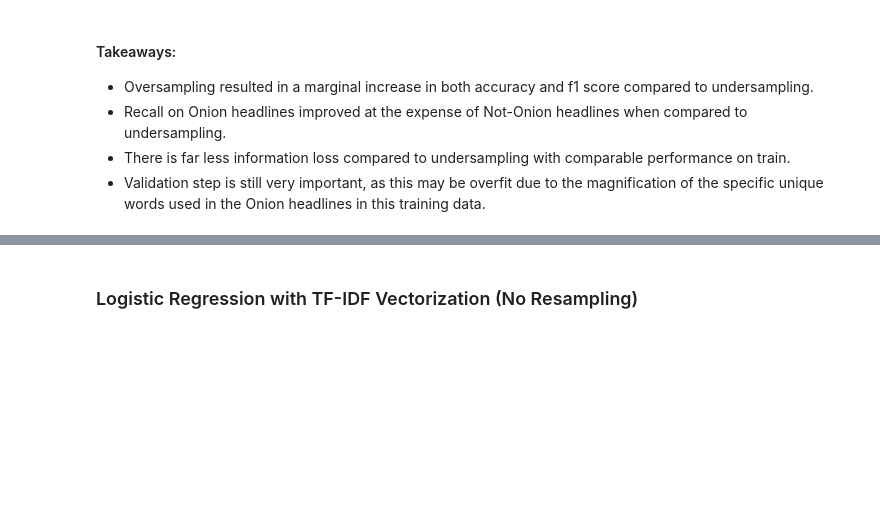
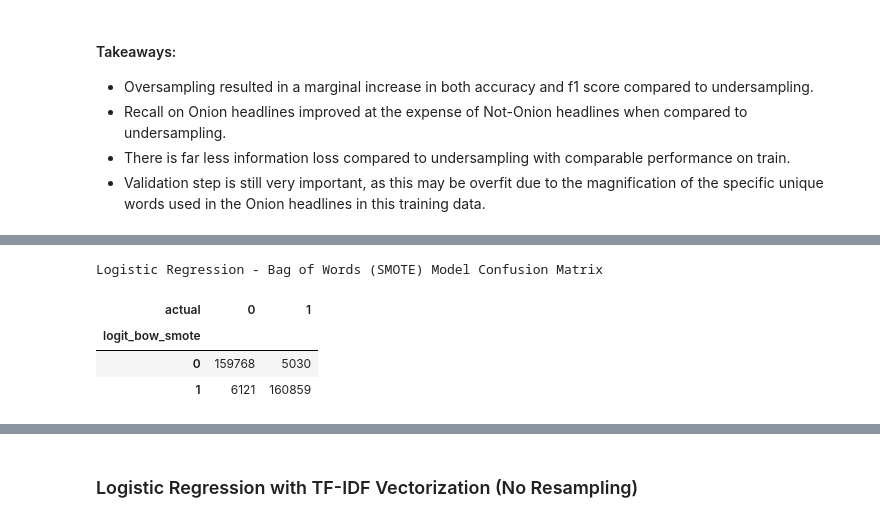
Before and after one commit to adam-gomez/finding-fake-news, a Jupyter notebook: walkthrough.ipynb, the cells around one changed output, grey strips where cells are left out. Drawn from its saved outputs; the diff is of its cells as text; code cells hidden in the pictures; blank space fills up the shorter version.

```diff
--- a/walkthrough.ipynb
+++ b/walkthrough.ipynb
@@ -1296,0 +1443,9 @@ weighted avg       0.95      0.95      0.95    331778
+# %%
+print('Logistic Regression - Bag of Words (SMOTE) Model Confusion Matrix')
+pd.crosstab(train_results_smote.logit_bow_smote, train_results_smote.actual)
+# %% [output]
+Logistic Regression - Bag of Words (SMOTE) Model Confusion Matrix
+| actual | 0 | 1 |
+| logit_bow_smote |  |  |
+| 0 | 159768 | 5030 |
+| 1 | 6121 | 160859 |
```
Also changed, not shown: parts of 58 cells of this notebook.
